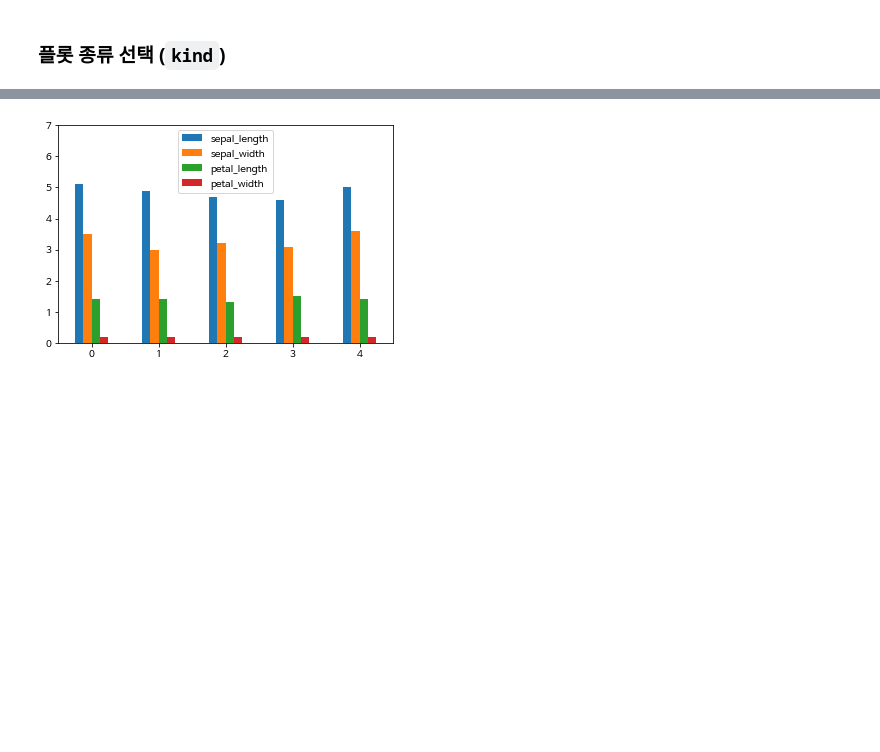
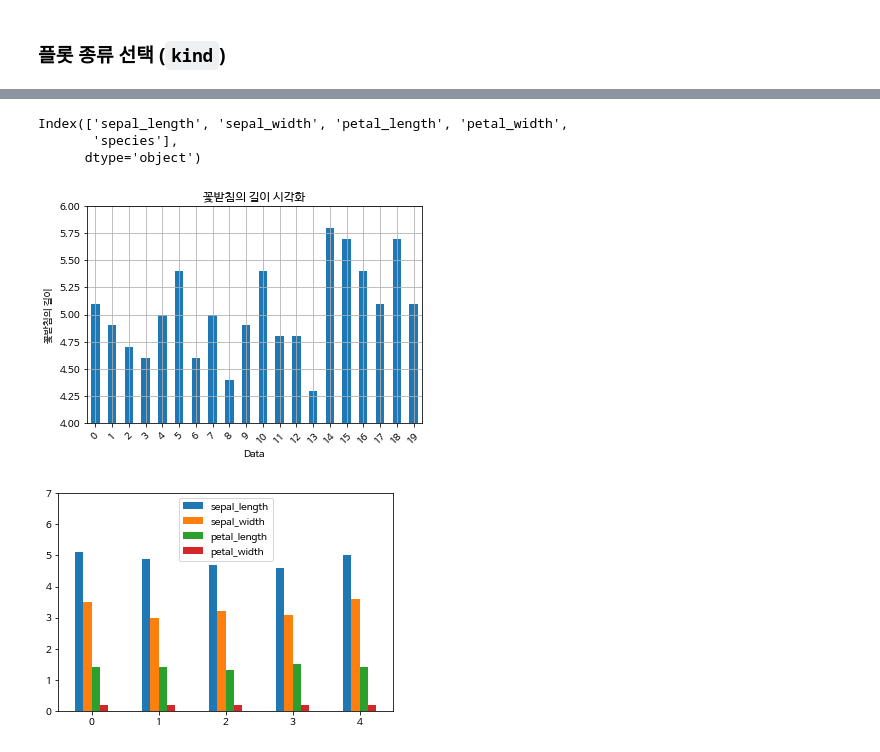
Before and after one commit to baejinu/DataAnalysis, a Jupyter notebook: kwak/ch07_01_시각화_기초_wa99_ipynb의_사본.ipynb, the cells around one changed output, grey strips where cells are left out. Saved outputs shown, nothing was run; the diff lists cells and outputs as text; code cells hidden in the pictures; blank space fills up the shorter version.

```diff
--- a/kwak/ch07_01_시각화_기초_wa99_ipynb의_사본.ipynb
+++ b/kwak/ch07_01_시각화_기초_wa99_ipynb의_사본.ipynb
@@ -442,2 +481,19 @@ Index(['sepal_length', 'sepal_width', 'petal_length', 'petal_width',
+# %%
+iris.columns
+# %% [output]
+Index(['sepal_length', 'sepal_width', 'petal_length', 'petal_width',
+       'species'],
+      dtype='object')
+# %%
+# kind = 종류 => 해당 종류 plot 교체
+iris['sepal_length'][:20].plot(kind='bar', rot=45, ylim=(4, 6), grid=True, subplots=True)
+# iris[:20].plot(kind='bar', rot=45, grid=True, subplots=True)
+plt.title('꽃받침의 길이 시각화')
+plt.xlabel('Data')
+plt.ylabel('꽃받침의 길이')
+# plt.tight_layout()
+plt.show()
+# %% [output]
+[figure, added]
 # %%
 # kind 를 사용할 필요 없이 plot 다음에 직접적으로 해당 차트의 메소드 호출해서 사용
```
Also changed, not shown: parts of 21 cells of this notebook.
